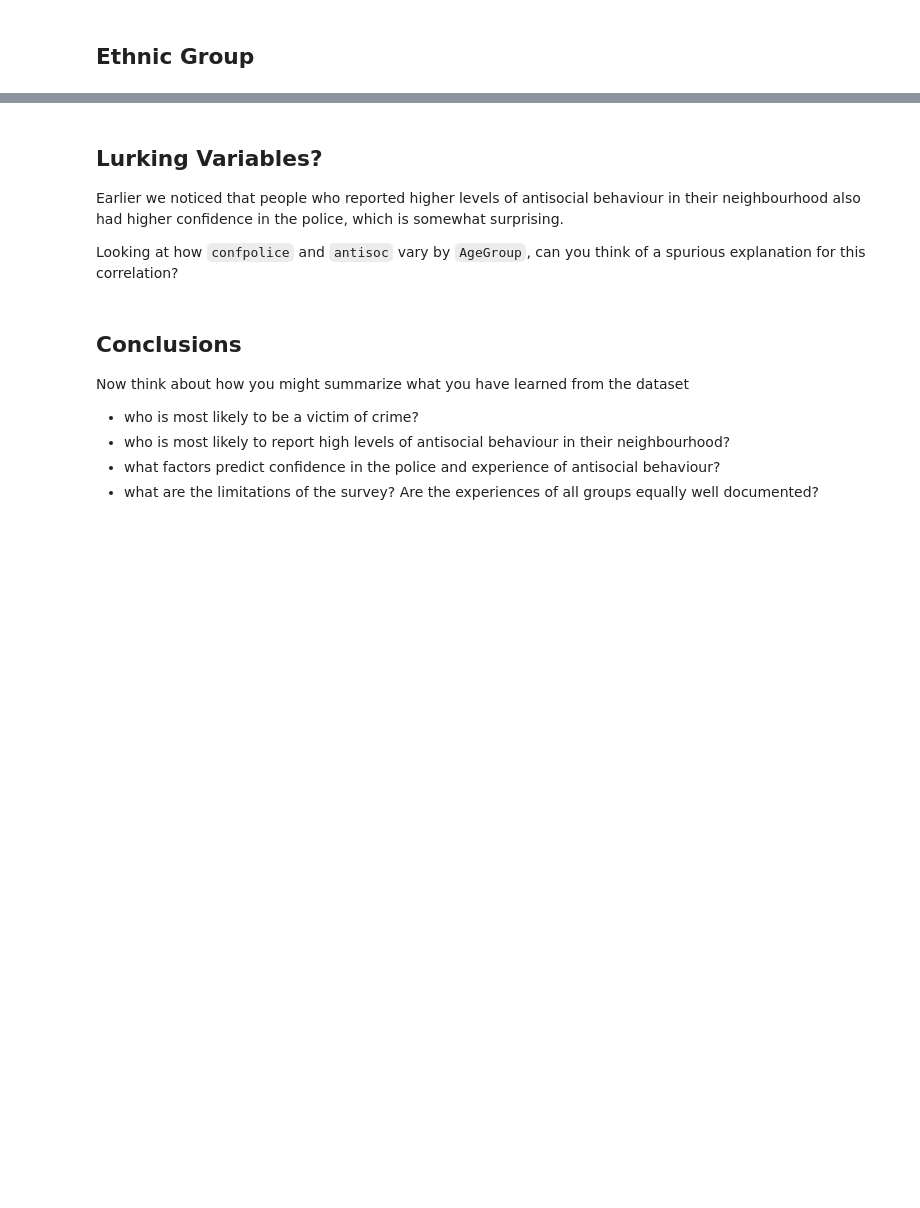
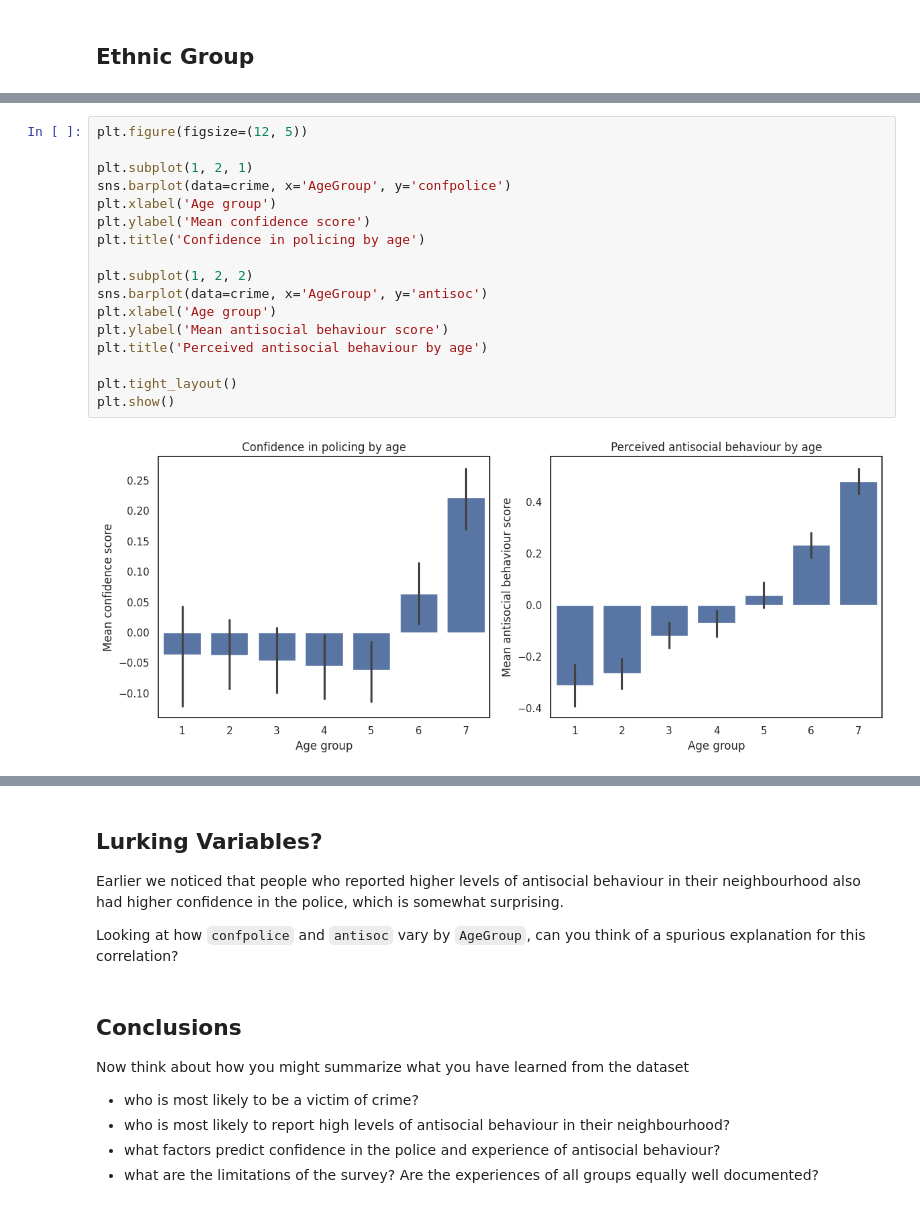
Before and after one commit to lilydavies442-lgtm/EP-stats-project-, a Jupyter notebook: 1.3_DataWrangling/1.3.11_TutorialExercises.ipynb, the cells around one changed output, grey strips where cells are left out. Cells and saved outputs as stored; diff of their text form; blank space fills up the shorter version.

```diff
--- a/1.3_DataWrangling/1.3.11_TutorialExercises.ipynb
+++ b/1.3_DataWrangling/1.3.11_TutorialExercises.ipynb
@@ -451,0 +602,19 @@ Go ahead and explore the breakdown of `confpolice` and `antisoc` by `AgeGroup`,
+# %%
+plt.figure(figsize=(12, 5))
+
+plt.subplot(1, 2, 1)
+sns.barplot(data=crime, x='AgeGroup', y='confpolice')
+plt.xlabel('Age group')
+plt.ylabel('Mean confidence score')
+plt.title('Confidence in policing by age')
+
+plt.subplot(1, 2, 2)
+sns.barplot(data=crime, x='AgeGroup', y='antisoc')
+plt.xlabel('Age group')
+plt.ylabel('Mean antisocial behaviour score')
+plt.title('Perceived antisocial behaviour by age')
+
+plt.tight_layout()
+plt.show()
+# %% [output]
+[figure, added]
```
Also changed, not shown: parts of 18 cells of this notebook.
